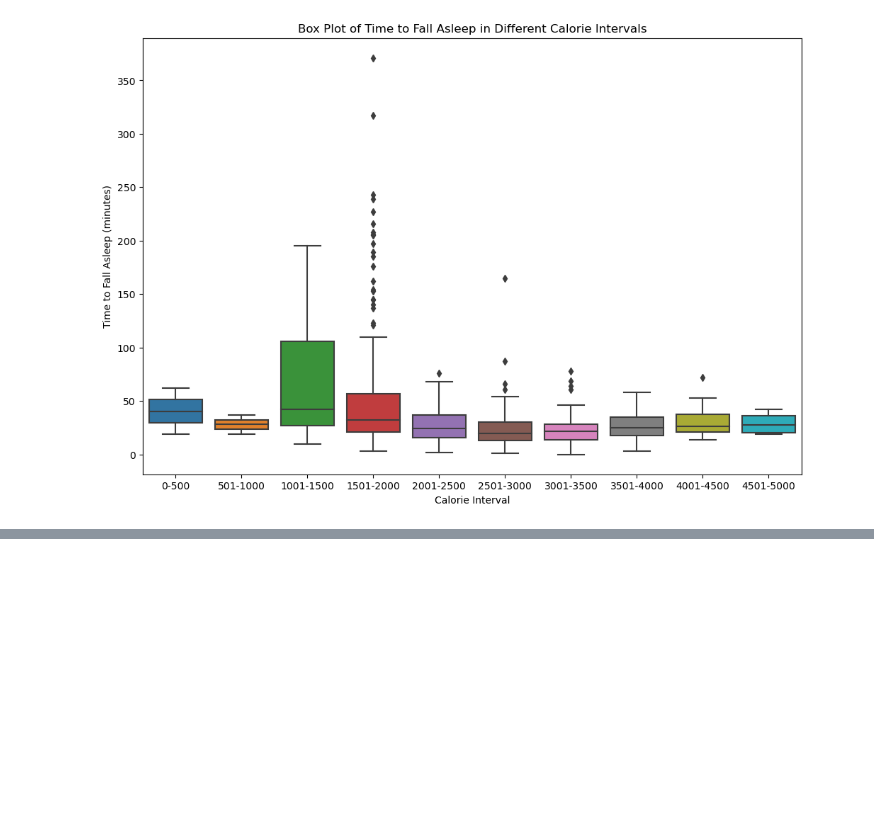
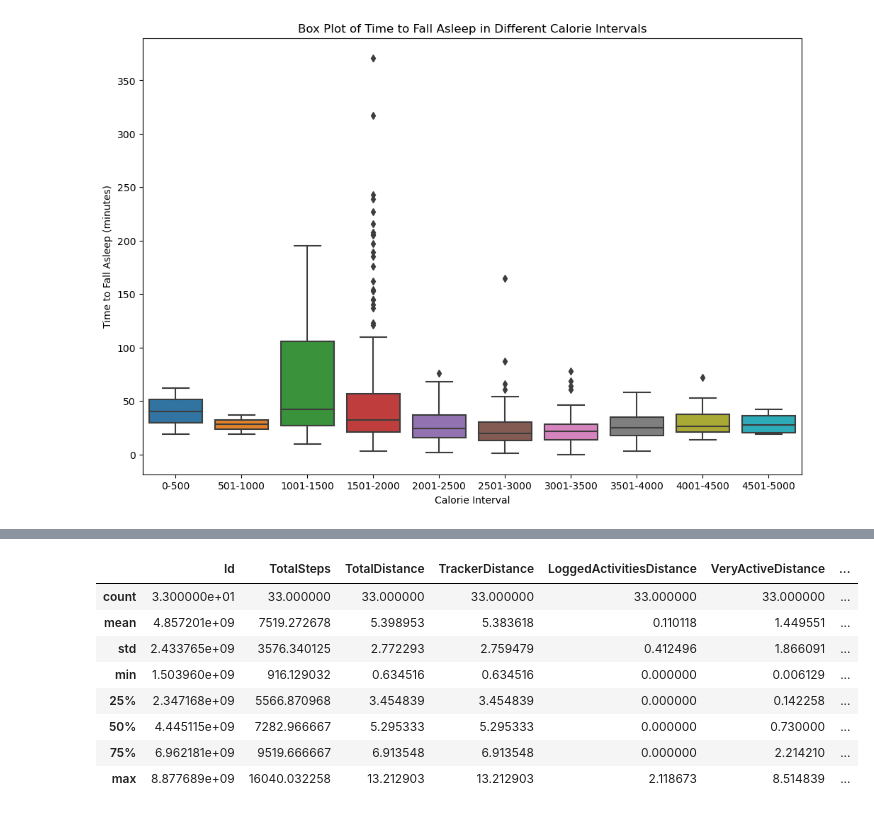
Before and after one commit to Hebbo23/Project-Big-Data---Group-22, a Jupyter notebook: final project code.ipynb, the cells around one changed output, grey strips where cells are left out. Saved outputs shown, nothing was run; the diff lists cells and outputs as text; code cells hidden in the pictures; blank space fills up the shorter version.

```diff
--- a/final project code.ipynb
+++ b/final project code.ipynb
@@ -257,0 +211,33 @@ plot_time_to_sleep_vs_bmi(c)
+# %%
+def proportion_of_active_distance(df: pd.DataFrame):
+    #count distinct Id´s
+    #for each Id, calculate average veryActiveMinutes,reairActiveMinutes,LightlyActive
+    #https://stackoverflow.com/questions/73390091/pandas-calculate-the-average-of-the-same-data
+    uniqueIds = df.Id.unique()
+    df_new = df.drop("ActivityDate",axis="columns")
+    listLightActiveMinutes = []
+    listAvgSedentaryMin = []
+    listAvgLightlyMin = []
+    listAvgFairlyMin = []
+    listAvgVeryMin = []
+    df_means = df_new.groupby(["Id"]).mean().reset_index()
+    #for i in uniqueIds:
+
+    return df_means.describe()
+
+proportion_of_active_distance(dailyActivity)
+
+
+
+#get lowest 25% quantile and top 75%, look at how much time they slept and time required to fall asleep
+#day of the week which people sleep more
+# %% [output]
+|  | Id | TotalSteps | TotalDistance | TrackerDistance | LoggedActivitiesDistance | VeryActiveDistance | ... |
+| count | 3.300000e+01 | 33.000000 | 33.000000 | 33.000000 | 33.000000 | 33.000000 | ... |
+| mean | 4.857201e+09 | 7519.272678 | 5.398953 | 5.383618 | 0.110118 | 1.449551 | ... |
+| std | 2.433765e+09 | 3576.340125 | 2.772293 | 2.759479 | 0.412496 | 1.866091 | ... |
+| min | 1.503960e+09 | 916.129032 | 0.634516 | 0.634516 | 0.000000 | 0.006129 | ... |
+| 25% | 2.347168e+09 | 5566.870968 | 3.454839 | 3.454839 | 0.000000 | 0.142258 | ... |
+| 50% | 4.445115e+09 | 7282.966667 | 5.295333 | 5.295333 | 0.000000 | 0.730000 | ... |
+| 75% | 6.962181e+09 | 9519.666667 | 6.913548 | 6.913548 | 0.000000 | 2.214210 | ... |
+| max | 8.877689e+09 | 16040.032258 | 13.212903 | 13.212903 | 2.118673 | 8.514839 | ... |
```
Also changed, not shown: parts of 21 cells of this notebook.
